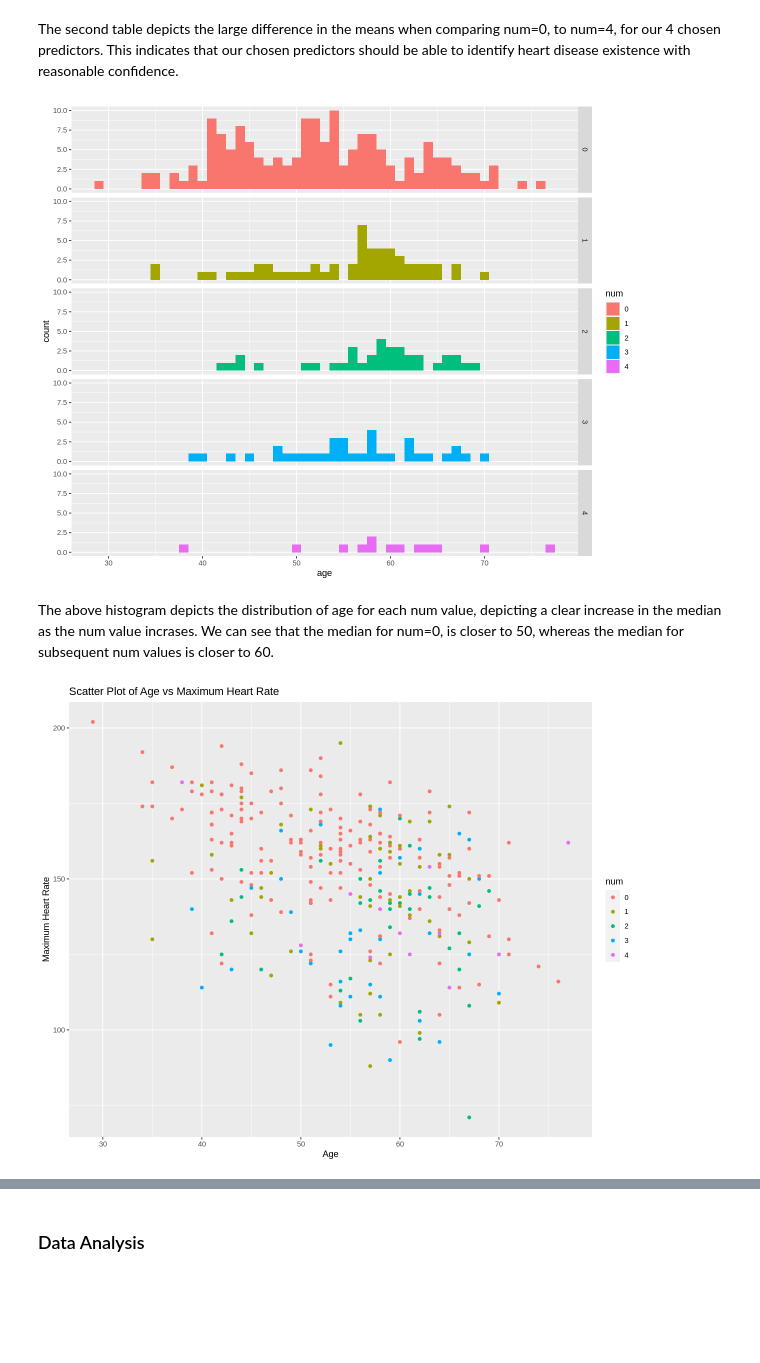
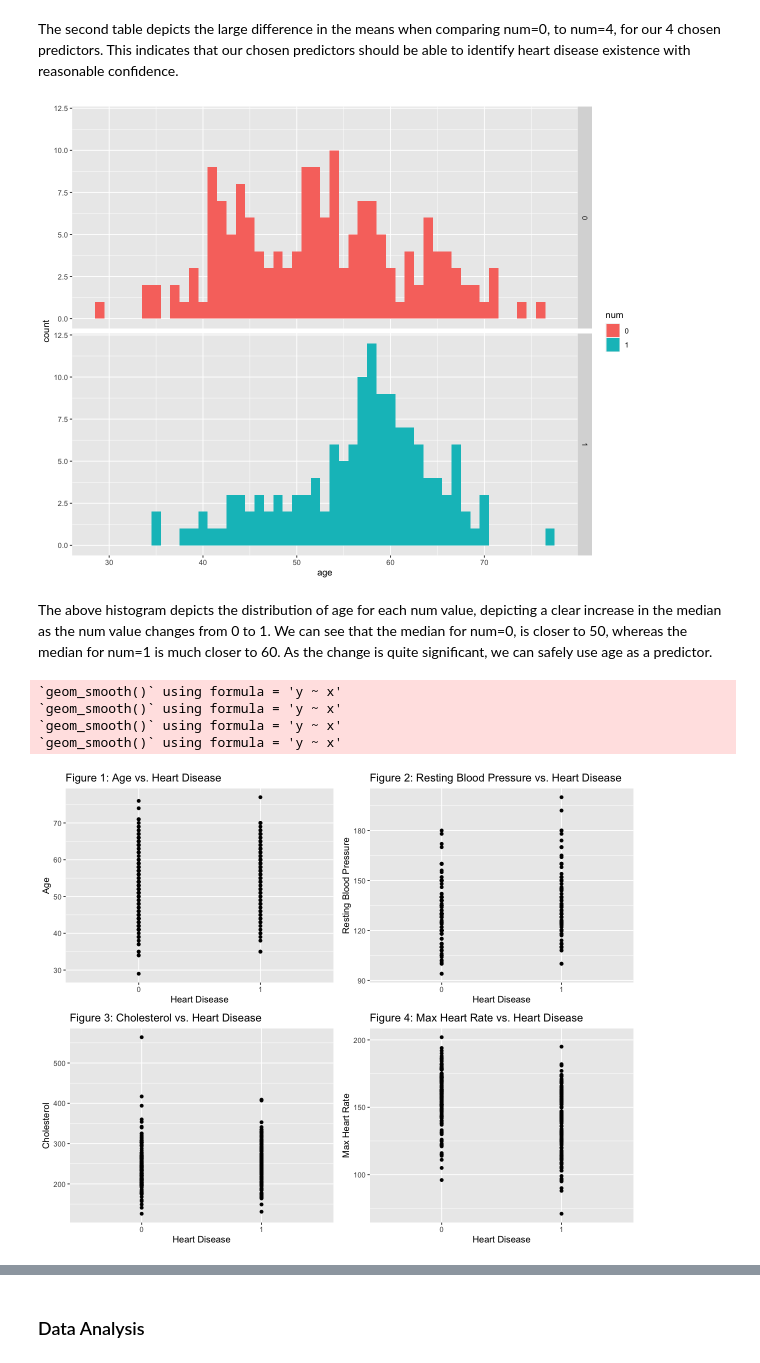
Before and after one commit to Dedoria/project_006_19, a Jupyter notebook: project_report.ipynb, the cells around one changed output, grey strips where cells are left out. Saved outputs shown, nothing was run; the diff lists cells and outputs as text; code cells hidden in the pictures; blank space fills up the shorter version.

Commit message:
Changed num value interpretation

```diff
--- a/project_report.ipynb
+++ b/project_report.ipynb
@@ -29,8 +47,10 @@ download.file(url, destfile = "processed-cleveland.data")
 heart_data <- read_csv("processed-cleveland.data",)
 colnames(heart_data) <- c("age", "sex", "cp", "trestbps", "chol", "fbs", "restecg", "thalach", "exang", "oldpeak", "slope", "ca", "thal", "num")
 heart_data <- heart_data |>
+    mutate(num = if_else(num==0, 0, 1)) |>
     mutate(num = as_factor(num))
 
+
 heart_data[heart_data == "?"] <- NA
 # %% [output]
 New names:
@@ -101,19 +120,43 @@ age_hist <- ggplot(heart_data, aes(x = age, fill = num)) +
 
 age_hist
 # %% [output]
-[figure, old version]
+[figure, new version]
 # %% [markdown]
-The above histogram depicts the distribution of age for each num value, depicting a clear increase in the median as the num value incrases. We can see that the median for num=0, is closer to 50, whereas the median for subsequent num values is closer to 60.
+The above histogram depicts the distribution of age for each num value, depicting a clear increase in the median as the num value changes from 0 to 1. We can see that the median for num=0, is closer to 50, whereas the median for num=1 is much closer to 60. As the change is quite significant, we can safely use age as a predictor.
 # %%
-ggplot(heart_data, aes(x = age, y = thalach, color = num)) +
+p_age <- ggplot(heart_data, aes(x = num, y = age)) +
   geom_point() +
-  labs(x = "Age", y = "Maximum Heart Rate") +
-  ggtitle("Scatter Plot of Age vs Maximum Heart Rate")
+  geom_smooth(method = "lm", se = FALSE, color = "blue") +
+  labs(title = "Figure 1: Age vs. Heart Disease",
+       x = "Heart Disease",
+       y = "Age")
 
-p <- ggplot(heart_data, aes(x = age)) +
-  geom_histogram(binwidth = 5, fill = "steelblue", color = "black") +
-  labs(title = "Figure 1: Age Distribution of Patients",
-       x = "Age",
-       y = "Count")
+p_trestbps <- ggplot(heart_data, aes(x = num, y = trestbps)) +
+  geom_point() +
+  geom_smooth(method = "lm", se = FALSE, color = "blue") +
+  labs(title = "Figure 2: Resting Blood Pressure vs. Heart Disease",
+       x = "Heart Disease",
+       y = "Resting Blood Pressure")
+
+p_chol <- ggplot(heart_data, aes(x = num, y = chol)) +
+  geom_point() +
+  geom_smooth(method = "lm", se = FALSE, color = "blue") +
+  labs(title = "Figure 3: Cholesterol vs. Heart Disease",
+       x = "Heart Disease",
+       y = "Cholesterol")
+
+p_thalach <- ggplot(heart_data, aes(x = num, y = thalach)) +
+  geom_point() +
+  geom_smooth(method = "lm", se = FALSE, color = "blue") +
+  labs(title = "Figure 4: Max Heart Rate vs. Heart Disease",
+       x = "Heart Disease",
+       y = "Max Heart Rate")
+
+# Display the plots
+gridExtra::grid.arrange(p_age, p_trestbps, p_chol, p_thalach, nrow = 2)
 # %% [output]
+`geom_smooth()` using formula = 'y ~ x'
+`geom_smooth()` using formula = 'y ~ x'
+`geom_smooth()` using formula = 'y ~ x'
+`geom_smooth()` using formula = 'y ~ x'
-[figure, old version]
+[figure, new version]
```
Also changed, not shown: parts of 12 cells of this notebook.
